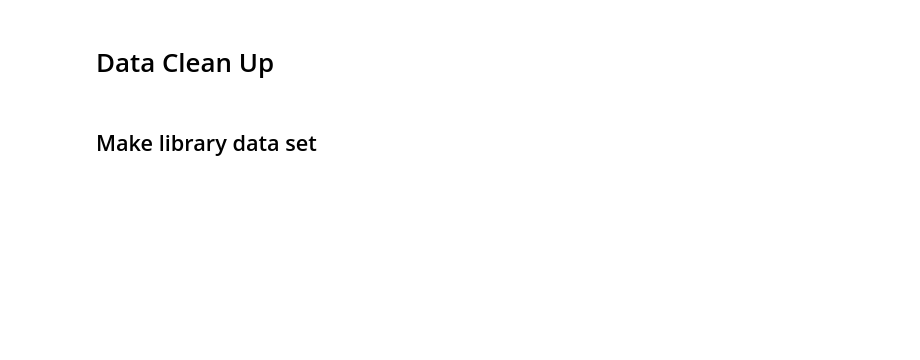
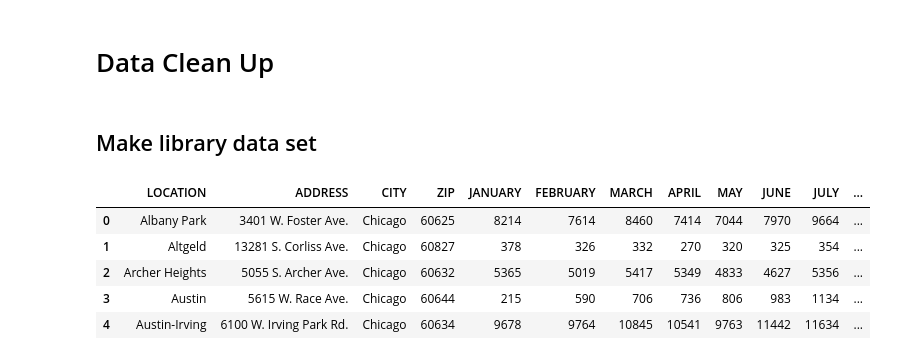
Before and after one commit to nataliepiehl/project_one, a Jupyter notebook: Code/data_cleanup.ipynb, the cells around one changed output. Drawn from its saved outputs; the diff is of its cells as text; code cells hidden in the pictures; blank space fills up the shorter version.

```diff
--- a/Code/data_cleanup.ipynb
+++ b/Code/data_cleanup.ipynb
@@ -18,21 +18,28 @@ library_visitors_2021_path = "../Resources/Libraries_-_2021_Visitors_by_Location
 # %%
 # Load datasets
 covid_df = pd.read_csv(covid_path)
 library_circulation_2019_df = pd.read_csv(library_circulation_2019_path, dtype={'ZIP': object})
 library_visitors_2019_df = pd.read_csv(library_visitors_2019_path, dtype={'ZIP': object})
 library_circulation_2020_df = pd.read_csv(library_circulation_2020_path, dtype={'ZIP': object})
 library_visitors_2020_df = pd.read_csv(library_visitors_2020_path, dtype={'ZIP': object})
 library_circulation_2021_df = pd.read_csv(library_circulation_2021_path, dtype={'ZIP': object})
 library_visitors_2021_df = pd.read_csv(library_visitors_2021_path, dtype={'ZIP': object})
 
 # covid_df.head()
-# library_circulation_2019_df.head()
+library_circulation_2019_df.head()
 # library_visitors_2019_df.head()
 # library_circulation_2020_df.head()
 # library_visitors_2020_df.head()
 # library_circulation_2021_df.head()
 # library_visitors_2021_df.head()
 # library_visitors_2021_df
+# %% [output]
+|  | LOCATION | ADDRESS | CITY | ZIP | JANUARY | FEBRUARY | MARCH | APRIL | MAY | JUNE | JULY | ... |
+| 0 | Albany Park | 3401 W. Foster Ave. | Chicago | 60625 | 8214 | 7614 | 8460 | 7414 | 7044 | 7970 | 9664 | ... |
+| 1 | Altgeld | 13281 S. Corliss Ave. | Chicago | 60827 | 378 | 326 | 332 | 270 | 320 | 325 | 354 | ... |
+| 2 | Archer Heights | 5055 S. Archer Ave. | Chicago | 60632 | 5365 | 5019 | 5417 | 5349 | 4833 | 4627 | 5356 | ... |
+| 3 | Austin | 5615 W. Race Ave. | Chicago | 60644 | 215 | 590 | 706 | 736 | 806 | 983 | 1134 | ... |
+| 4 | Austin-Irving | 6100 W. Irving Park Rd. | Chicago | 60634 | 9678 | 9764 | 10845 | 10541 | 9763 | 11442 | 11634 | ... |
 # %%
 # For library circulation we have data without zip code (online renewal, media download, etc.)
 # We want to drop this data since it has no zip code associated with it
```
Also changed, not shown: parts of 6 cells of this notebook, 8 other files.
